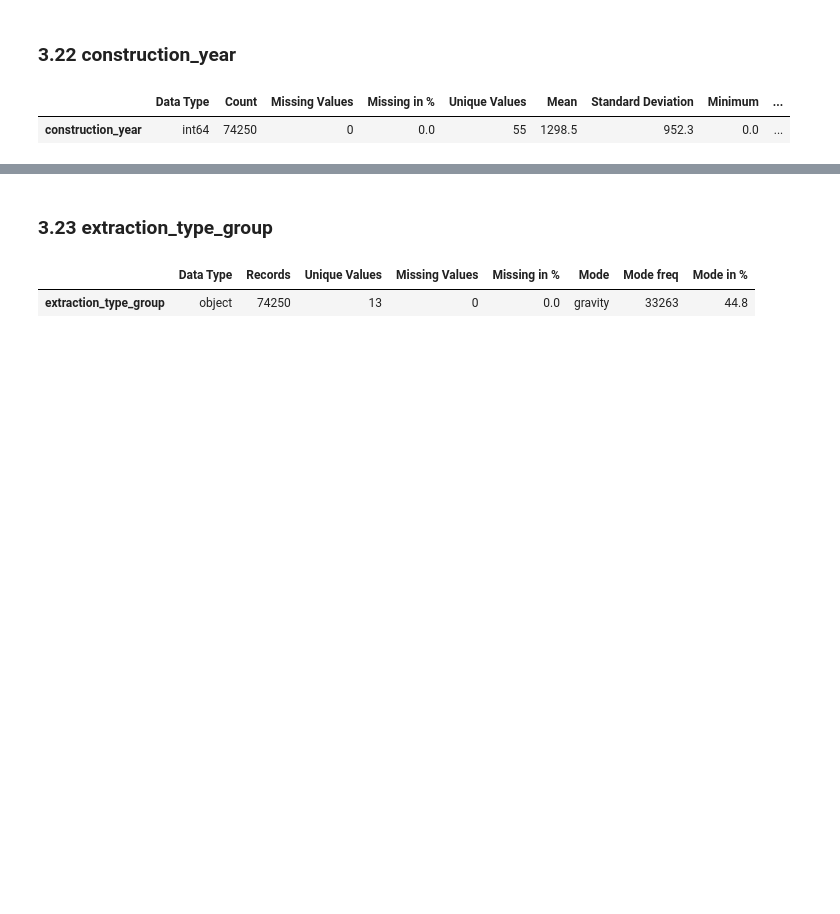
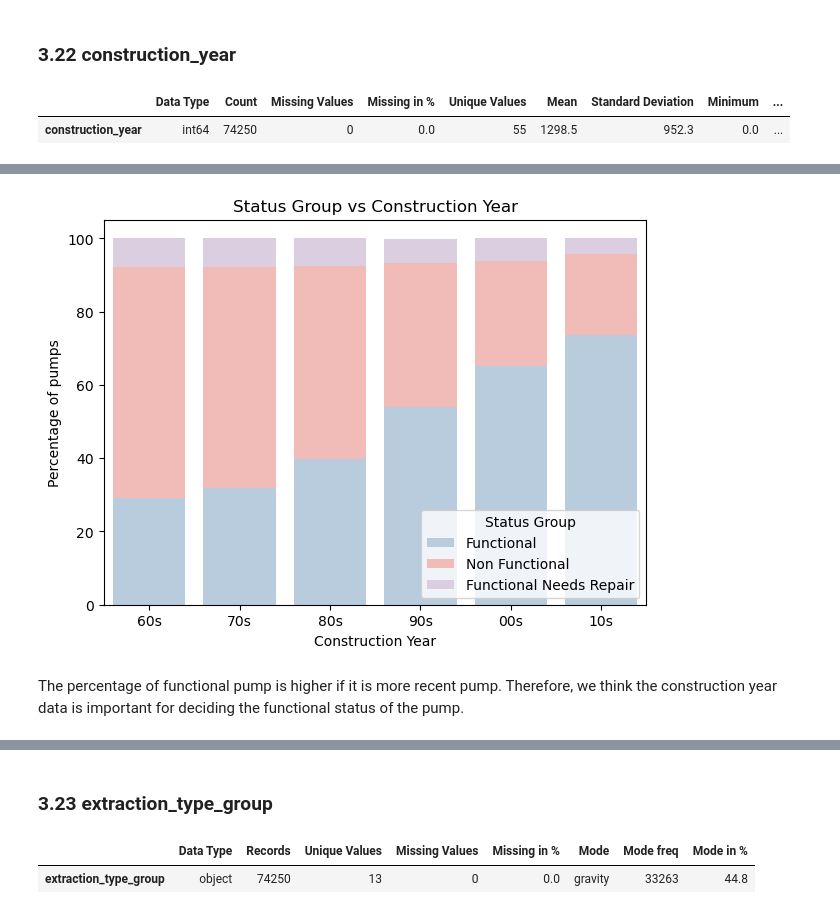
Before and after one commit to ryanlui16055/Water-Pump-Prediction, a Jupyter notebook: code/main modify.ipynb, the cells around one changed output, grey strips where cells are left out. Saved outputs shown, nothing was run; the diff lists cells and outputs as text; code cells hidden in the pictures; blank space fills up the shorter version.

```diff
--- a/code/main modify.ipynb
+++ b/code/main modify.ipynb
@@ -1073,3 +1073,9 @@ def categorize_year(year):
 
 All_data['construction_year'] = All_data['construction_year'].apply(categorize_year)
 All_data_3['construction_year'] = All_data_3['construction_year'].apply(categorize_year)
+# %%
+# Check the distribution for construction year
+year = distribution_checker(All_data, 'construction_year')
+year_order = ['60s', '70s', '80s', '90s', '00s', '10s']
+year = year.loc[year_order]
+year.head(10)
@@ -1076,2 +1091,18 @@ All_data_3['construction_year'] = All_data_3['construction_year'].apply(categori
+# %%
+# Draw the bar chart for construction year
+plt.figure(figsize=(7,5))
+sns.barplot(x=year.index, y='perc_functional', data=year, color='#b3cde3', label='Functional')
+sns.barplot(x=year.index, y='perc_non_functional', data=year, color='#fbb4ae', bottom=year['perc_functional'], label='Non Functional')
+sns.barplot(x=year.index, y='perc_functional_needs_repair', data=year, color='#decbe4', bottom=year['perc_functional'] + year['perc_non_functional'], label='Functional Needs Repair')
+
+plt.title('Status Group vs Construction Year')
+plt.xlabel('Construction Year')
+plt.ylabel('Percentage of pumps')
+plt.legend(title='Status Group', loc='lower right')
+plt.show()
+# %% [output]
+[figure, added]
+# %% [markdown]
+The percentage of functional pump is higher if it is more recent pump. Therefore, we think the construction year data is important for deciding the functional status of the pump.
 # %%
 # Do one hot encoding
```
Also changed, not shown: parts of 41 cells of this notebook.
